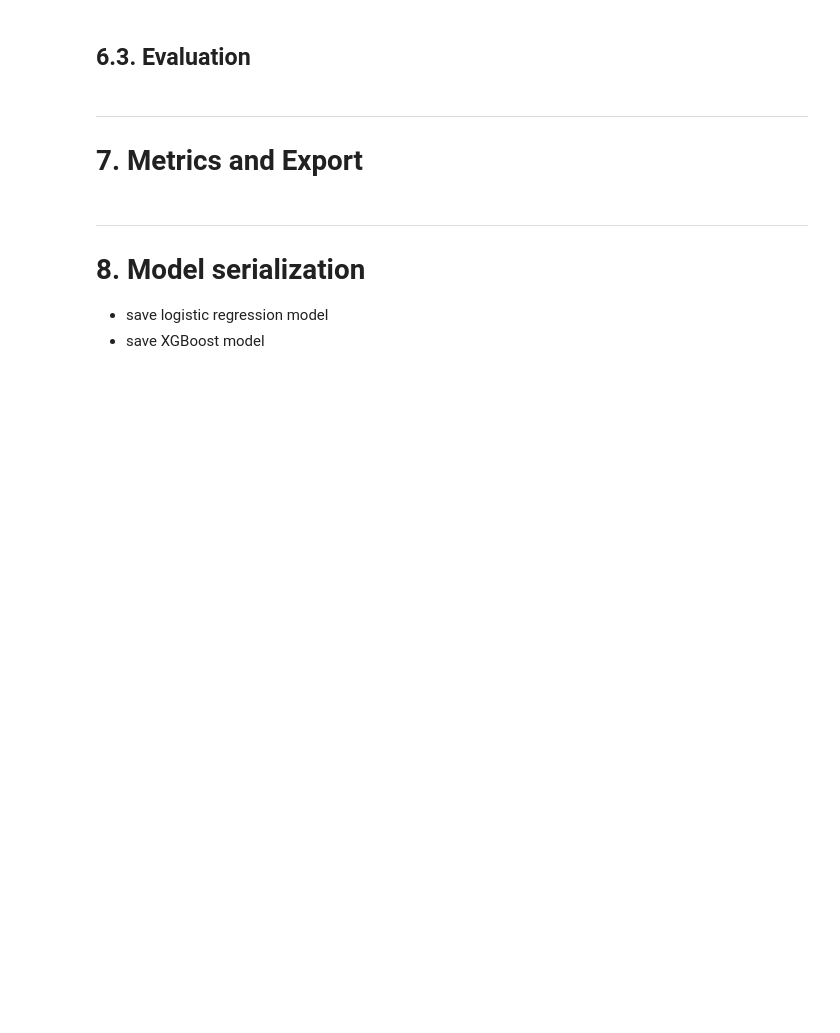
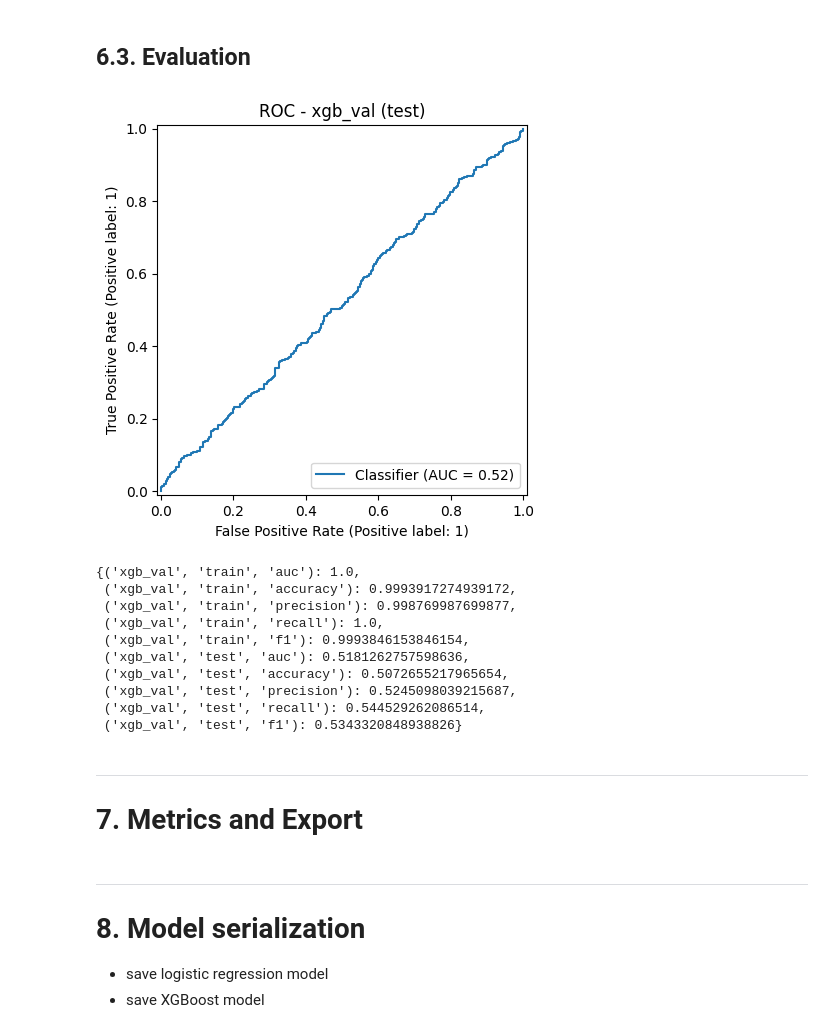
Before and after one commit to jenriquezafra/Equity-Signals, a Jupyter notebook: notebooks/04_modeling.ipynb, the cells around one changed output. Cells and saved outputs as stored; diff of their text form; code cells hidden in the pictures; blank space fills up the shorter version.

```diff
--- a/notebooks/04_modeling.ipynb
+++ b/notebooks/04_modeling.ipynb
@@ -117,3 +79,11 @@ X_test, y_test = build_windows(test, feature_cols, TARGET_COL, WINDOW_SIZE)
 # %% [markdown]
 ---
 # 1. Load processed datasets
+# %%
+train = pd.read_parquet(PROC_DATA_DIR / "train.parquet")
+test = pd.read_parquet(PROC_DATA_DIR / "test.parquet")
+val = pd.read_parquet(PROC_DATA_DIR / "valid.parquet")
+
+print("Train shape:", train.shape)
+print("Validation shape:", val.shape)
+print("Test shape:", test.shape)
@@ -141,5 +237,28 @@ X_test, y_test = build_windows(test, feature_cols, TARGET_COL, WINDOW_SIZE)
 # 6. Baseline Model II: XGBoost Classifier
 # %% [markdown]
 ## 6.1. Model construction
+# %%
+xgb_clf = XGBClassifier(
+    n_estimators=300,
+    max_depth=4,
+    learning_rate=0.05,
+    subsample=0.8,
+    colsample_bytree=0.8,
+    objective="binary:logistic",
+    eval_metrics="logloss",
+    n_jobs=-1,
+    reg_lambda=1.0,
+    reg_alpha=0.0,
+    random_state=RANDOM_SEED,
+)
 # %% [markdown]
 ## 6.2. Training
+# %%
+early_stop = callback.EarlyStopping(
+    rounds=20,
+    metric_name="logloss",
+    data_name="validation",
+    save_best=True
+)
+
+xgb_clf.fit(X_train, y_train)
@@ -146,5 +280,27 @@ X_test, y_test = build_windows(test, feature_cols, TARGET_COL, WINDOW_SIZE)
 # %% [markdown]
 ## 6.3. Evaluation
+# %%
+xgb_metrics_val = evaluate_classifier(
+    xgb_clf,
+    X_train, y_train,
+    X_val, y_val,
+    model_name="xgb_val",
+    plot_roc=True,
+)
+
+xgb_metrics_val
+# %% [output]
+[figure, added]
+{('xgb_val', 'train', 'auc'): 1.0,
+ ('xgb_val', 'train', 'accuracy'): 0.9993917274939172,
+ ('xgb_val', 'train', 'precision'): 0.998769987699877,
+ ('xgb_val', 'train', 'recall'): 1.0,
+ ('xgb_val', 'train', 'f1'): 0.9993846153846154,
+ ('xgb_val', 'test', 'auc'): 0.5181262757598636,
+ ('xgb_val', 'test', 'accuracy'): 0.5072655217965654,
+ ('xgb_val', 'test', 'precision'): 0.5245098039215687,
+ ('xgb_val', 'test', 'recall'): 0.544529262086514,
+ ('xgb_val', 'test', 'f1'): 0.5343320848938826}
 # %% [markdown]
 ---
 # 7. Metrics and Export
```
Also changed, not shown: parts of 11 cells of this notebook, 8 other files.
